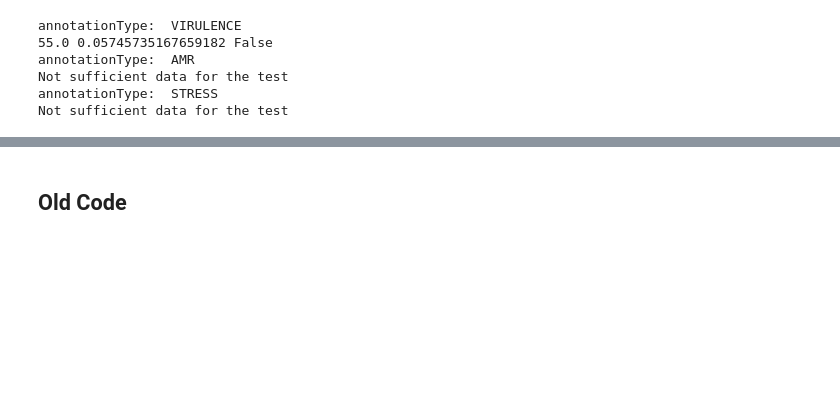
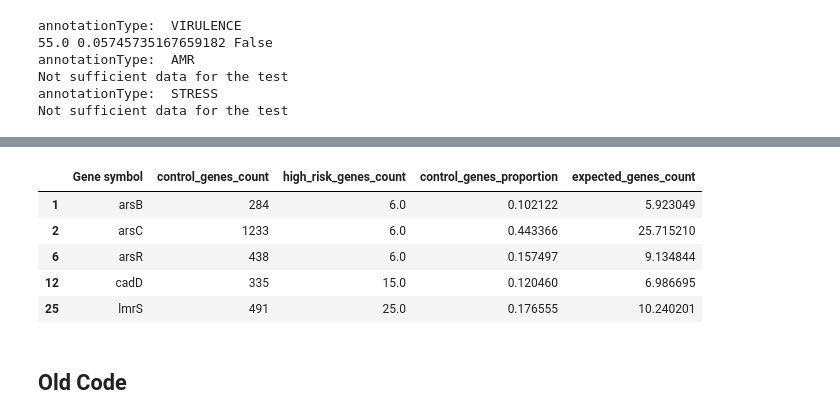
Before and after one commit to ryashpal/EHR-Int-Analysis, a Jupyter notebook: notebooks/visuals_for_publication/statistical_analysis_amr_highrisk.ipynb, the cells around one changed output, grey strips where cells are left out. Saved outputs shown, nothing was run; the diff lists cells and outputs as text; code cells hidden in the pictures; blank space fills up the shorter version.

```diff
--- a/notebooks/visuals_for_publication/statistical_analysis_amr_highrisk.ipynb
+++ b/notebooks/visuals_for_publication/statistical_analysis_amr_highrisk.ipynb
@@ -232,3 +316,12 @@ dfDict['VIRULENCE']
+# %%
+dfDict['STRESS']
+# %% [output]
+|  | Gene symbol | control_genes_count | high_risk_genes_count | control_genes_proportion | expected_genes_count |
+| 1 | arsB | 284 | 6.0 | 0.102122 | 5.923049 |
+| 2 | arsC | 1233 | 6.0 | 0.443366 | 25.715210 |
+| 6 | arsR | 438 | 6.0 | 0.157497 | 9.134844 |
+| 12 | cadD | 335 | 15.0 | 0.120460 | 6.986695 |
+| 25 | lmrS | 491 | 25.0 | 0.176555 | 10.240201 |
 # %% [markdown]
 ## Old Code
 # %%
```
Also changed, not shown: parts of 3 cells of this notebook.
